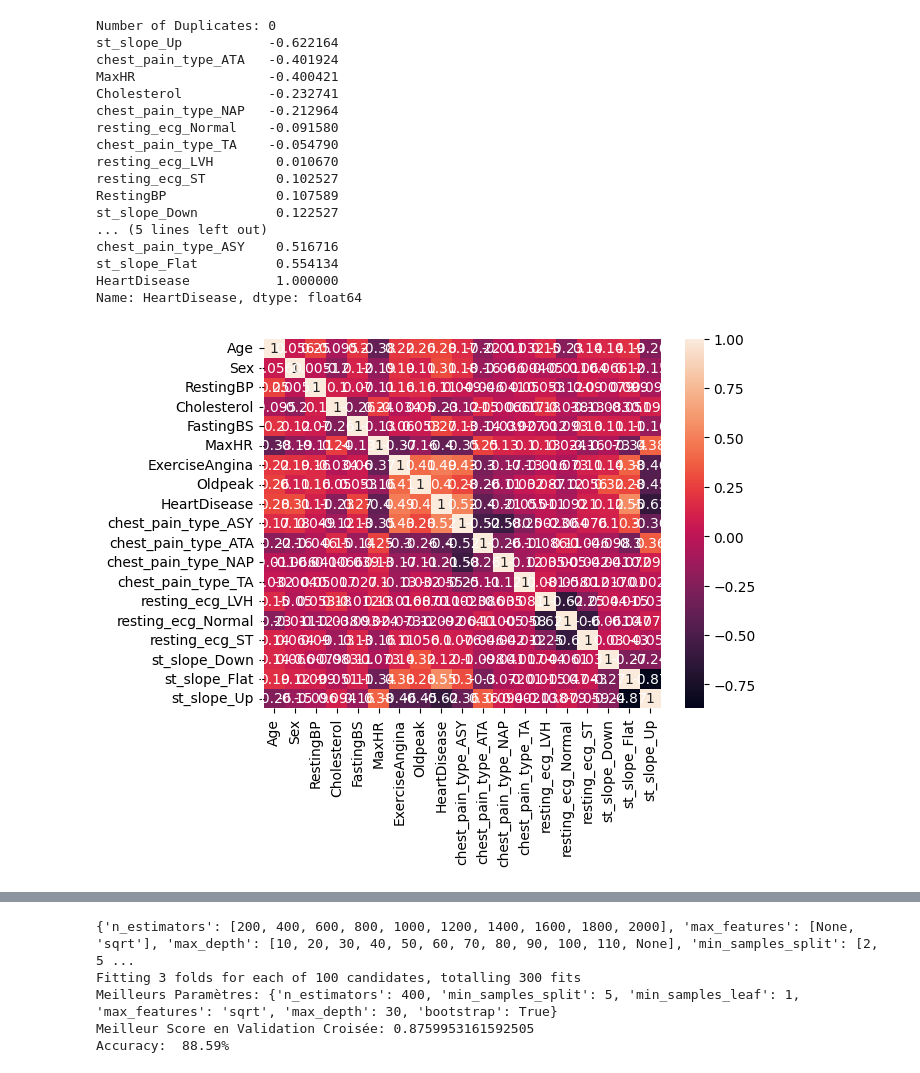
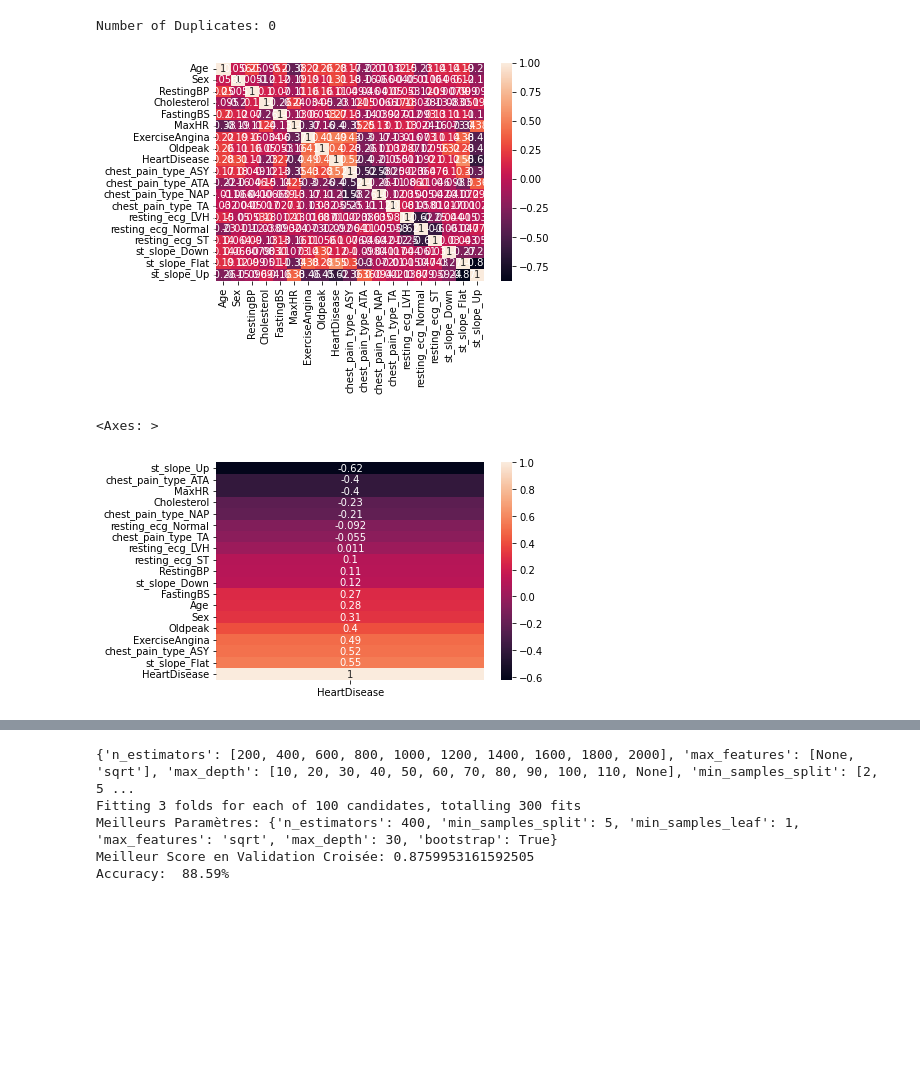
Before and after one commit to DevNono/IA01_project, a Jupyter notebook: proj.ipynb, the cells around one changed output, grey strips where cells are left out. Drawn from its saved outputs; the diff is of its cells as text; code cells hidden in the pictures; blank space fills up the shorter version.

```diff
--- a/proj.ipynb
+++ b/proj.ipynb
@@ -41,4 +47,16 @@ df = pd.read_csv('heart.csv')
 # %%
+# IMPORTING AND READING IN DATA
+
+
+# Import csv file
+with open('heart.csv', newline='') as csvfile:
+    reader = csv.reader(csvfile, delimiter=' ', quotechar='|')
+
+# Read in data
+df = pd.read_csv('heart.csv')
+
+
+
 # PREPROCESSING AND DATA CLEANING
 
 
@@ -64,8 +82,6 @@ df = pd.get_dummies(df, columns=['ST_Slope'], prefix='st_slope')
 
 # Correlation matrix heatmap
 sns.heatmap(df.corr(), annot=True)
-# Corrlations relative to HeartDisease
-print(df.corr()['HeartDisease'].sort_values())
 
 # Dropping RestingBP and RestingEGC because of low correlation with HeartDisease
 X = df.drop(['HeartDisease', 'RestingBP', 'resting_ecg_LVH', 'resting_ecg_Normal', 'resting_ecg_ST'], axis=1)
@@ -85,23 +101,13 @@ recall = []
 accuracy = []
 # %% [output]
 Number of Duplicates: 0
-st_slope_Up           -0.622164
-chest_pain_type_ATA   -0.401924
-MaxHR                 -0.400421
-Cholesterol           -0.232741
-chest_pain_type_NAP   -0.212964
-resting_ecg_Normal    -0.091580
-chest_pain_type_TA    -0.054790
-resting_ecg_LVH        0.010670
-resting_ecg_ST         0.102527
-RestingBP              0.107589
-st_slope_Down          0.122527
-... (5 lines left out)
-chest_pain_type_ASY    0.516716
-st_slope_Flat          0.554134
-HeartDisease           1.000000
-Name: HeartDisease, dtype: float64
-[figure, old version]
+[figure, new version]
+# %%
+# Correlations relative to HeartDisease
+sns.heatmap(df.corr()['HeartDisease'].sort_values().to_frame(), annot=True)
+# %% [output]
+<Axes: >
+[figure, added]
 # %%
 # kNN MODEL
 
```
Also changed, not shown: parts of 6 cells of this notebook.
